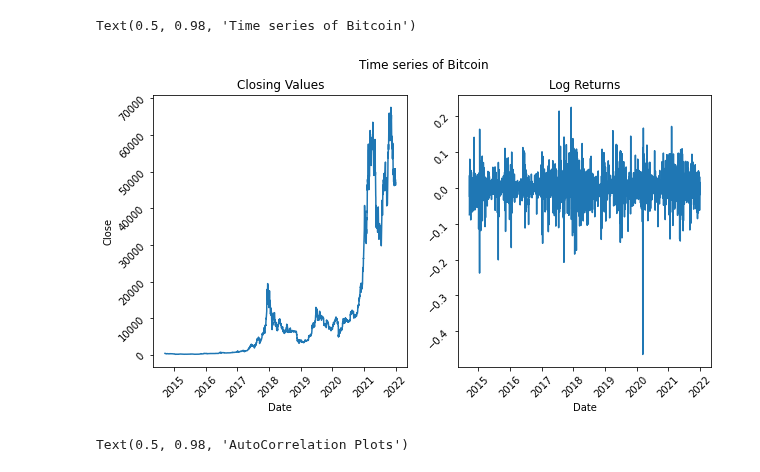
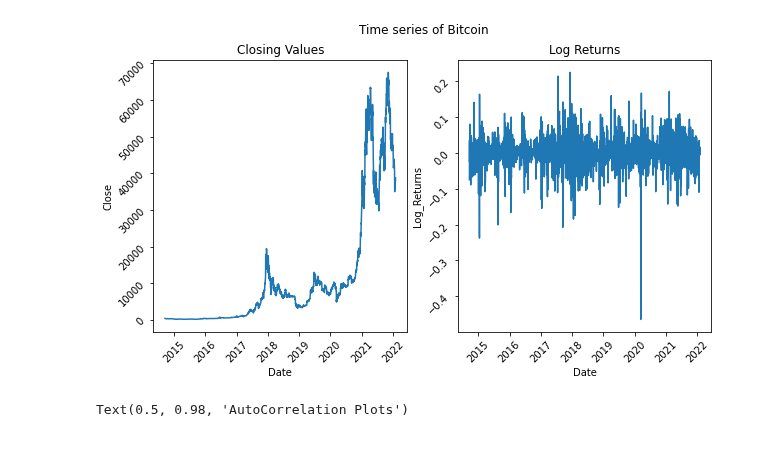
Before and after one commit to gpala7077/CryptoCurrency_Monte_Carlo_Simulation, a Jupyter notebook: Crypto-Analysis.ipynb, the cells around one changed output. Cells and saved outputs as stored; diff of their text form; code cells hidden in the pictures.

```diff
--- a/Crypto-Analysis.ipynb
+++ b/Crypto-Analysis.ipynb
@@ -4,6 +4,6 @@ import pandas as pd
 
 
 # download dataframe
-data = pd.read_csv('Bitcoin_2014-2022.csv')
-log_returns = np.diff(np.log(data['Close']))
-data.head()
+data = pd.read_csv('Bitcoin_2014-2022.csv',index_col=0)
+data.index = pd.to_datetime(data.index)
+log_returns = pd.DataFrame(np.diff(np.log(data['Close'])),index=data.index[1:],columns=['Log_Returns'])
@@ -17,22 +10,22 @@ data.head()
 # %%
 import matplotlib.pyplot as plt
 import seaborn as sns
 
+
 fig, axs = plt.subplots(1,2, figsize=(10, 5), squeeze=True)
 sns.lineplot(x=data.index, y='Close', data=data, ax=axs[0])
-sns.lineplot(x=data.index[1:], y=log_returns, ax=axs[1])
-
+sns.lineplot(x=log_returns.index, y='Log_Returns', data=log_returns,ax=axs[1])
 
 axs[0].title.set_text('Closing Values')
 axs[0].tick_params(labelrotation=45)
 
 axs[1].title.set_text('Log Returns')
 axs[1].tick_params(labelrotation=45)
 
 fig.suptitle('Time series of Bitcoin')
+plt.show()
 # %% [output]
-Text(0.5, 0.98, 'Time series of Bitcoin')
-[figure, old version]
+[figure, new version]
 # %%
 from statsmodels.graphics.tsaplots import plot_acf, plot_pacf
 
```
Also changed, not shown: parts of 5 cells of this notebook, 2 other files.
